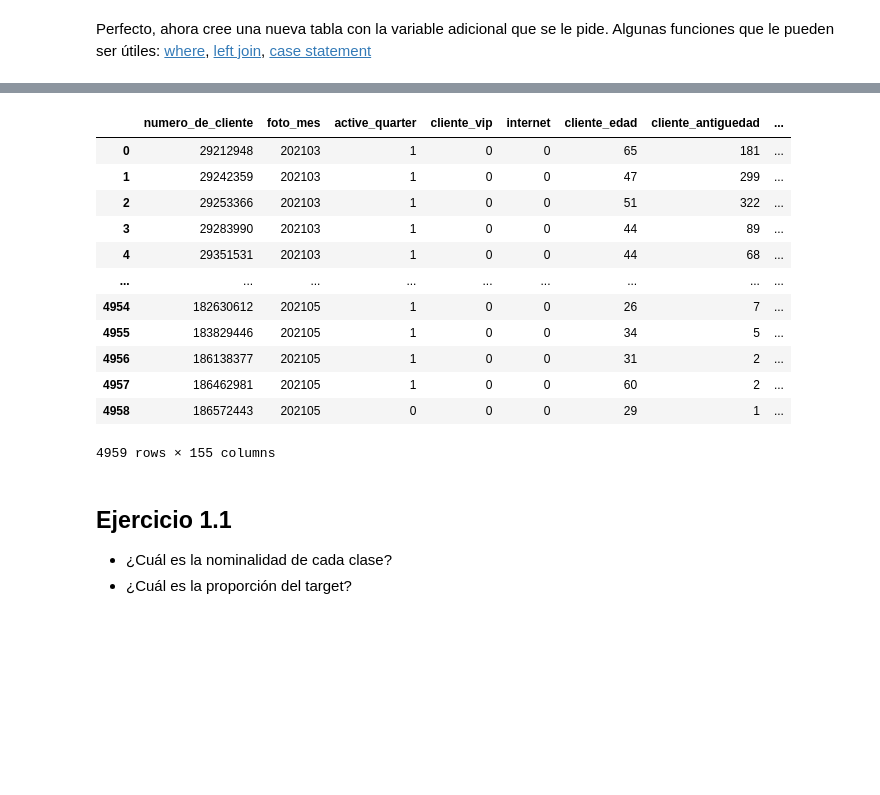
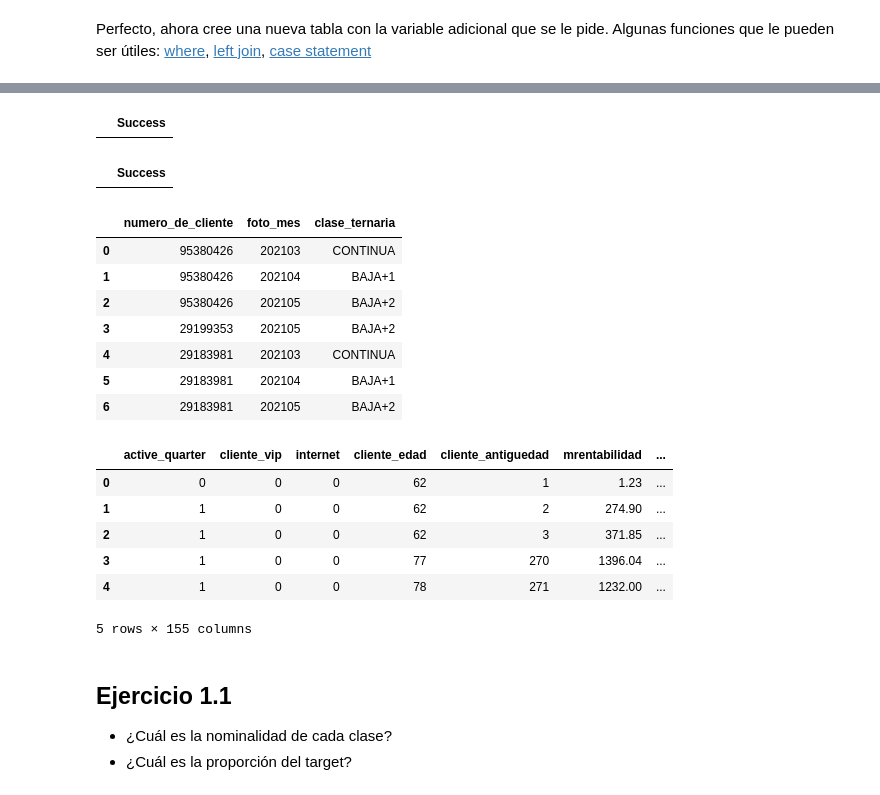
Before and after one commit to UribeAlejandro/dmeyf2023, a Jupyter notebook: src/monday/z101_target_sql.ipynb, the cells around one changed output, grey strips where cells are left out. Drawn from its saved outputs; the diff is of its cells as text; code cells hidden in the pictures; blank space fills up the shorter version.

```diff
--- a/src/monday/z101_target_sql.ipynb
+++ b/src/monday/z101_target_sql.ipynb
@@ -108,23 +231,65 @@ FROM competencia_01 AS C
+# %%
+%%sql
+ALTER TABLE competencia_01
+DROP COLUMN numero_de_cliente;
+
+ALTER TABLE competencia_01
+DROP COLUMN foto_mes;
+
+ALTER TABLE competencia_01
+RENAME COLUMN numero_de_cliente_new TO numero_de_cliente;
+
+ALTER TABLE competencia_01
+RENAME COLUMN foto_mes_new TO foto_mes;
+# %% [output]
+|  | Success |
+# %%
+%%sql
+CREATE OR REPLACE TABLE competencia_01 AS (
+    SELECT
+        *,
+        CASE
+            WHEN foto_mes = (SELECT MAX(foto_mes) FROM competencia_01 WHERE numero_de_cliente = c.numero_de_cliente) THEN 'BAJA+2'
+            WHEN foto_mes = (SELECT MAX(foto_mes) - 1 FROM competencia_01 WHERE numero_de_cliente = c.numero_de_cliente) THEN 'BAJA+1'
+            ELSE 'CONTINUA'
+        END AS clase_ternaria
+    FROM
+        competencia_01 c
+    )
+;
+# %% [output]
+|  | Success |
+# %%
+%%sql
+SELECT
+    numero_de_cliente,
+    foto_mes,
+    clase_ternaria
+FROM competencia_01
+WHERE numero_de_cliente IN (95380426, 29183981, 29199353)
+# %% [output]
+|  | numero_de_cliente | foto_mes | clase_ternaria |
+| 0 | 95380426 | 202103 | CONTINUA |
+| 1 | 95380426 | 202104 | BAJA+1 |
+| 2 | 95380426 | 202105 | BAJA+2 |
+| 3 | 29199353 | 202105 | BAJA+2 |
+| 4 | 29183981 | 202103 | CONTINUA |
+| 5 | 29183981 | 202104 | BAJA+1 |
+| 6 | 29183981 | 202105 | BAJA+2 |
 # %%
 %%sql
 SELECT
     *
 FROM competencia_01
-WHERE RANDOM() < 0.01;
+LIMIT 5;
 # %% [output]
-|  | numero_de_cliente | foto_mes | active_quarter | cliente_vip | internet | cliente_edad | cliente_antiguedad | ... |
-| 0 | 29212948 | 202103 | 1 | 0 | 0 | 65 | 181 | ... |
-| 1 | 29242359 | 202103 | 1 | 0 | 0 | 47 | 299 | ... |
-| 2 | 29253366 | 202103 | 1 | 0 | 0 | 51 | 322 | ... |
-| 3 | 29283990 | 202103 | 1 | 0 | 0 | 44 | 89 | ... |
-| 4 | 29351531 | 202103 | 1 | 0 | 0 | 44 | 68 | ... |
-| ... | ... | ... | ... | ... | ... | ... | ... | ... |
-| 4954 | 182630612 | 202105 | 1 | 0 | 0 | 26 | 7 | ... |
-| 4955 | 183829446 | 202105 | 1 | 0 | 0 | 34 | 5 | ... |
-| 4956 | 186138377 | 202105 | 1 | 0 | 0 | 31 | 2 | ... |
-| 4957 | 186462981 | 202105 | 1 | 0 | 0 | 60 | 2 | ... |
-| 4958 | 186572443 | 202105 | 0 | 0 | 0 | 29 | 1 | ... |
+|  | active_quarter | cliente_vip | internet | cliente_edad | cliente_antiguedad | mrentabilidad | ... |
+| 0 | 0 | 0 | 0 | 62 | 1 | 1.23 | ... |
+| 1 | 1 | 0 | 0 | 62 | 2 | 274.90 | ... |
+| 2 | 1 | 0 | 0 | 62 | 3 | 371.85 | ... |
+| 3 | 1 | 0 | 0 | 77 | 270 | 1396.04 | ... |
+| 4 | 1 | 0 | 0 | 78 | 271 | 1232.00 | ... |
-4959 rows × 155 columns
+5 rows × 155 columns
 # %% [markdown]
 ## Ejercicio 1.1
 
```
Also changed, not shown: parts of 18 cells of this notebook, 8 other files.
